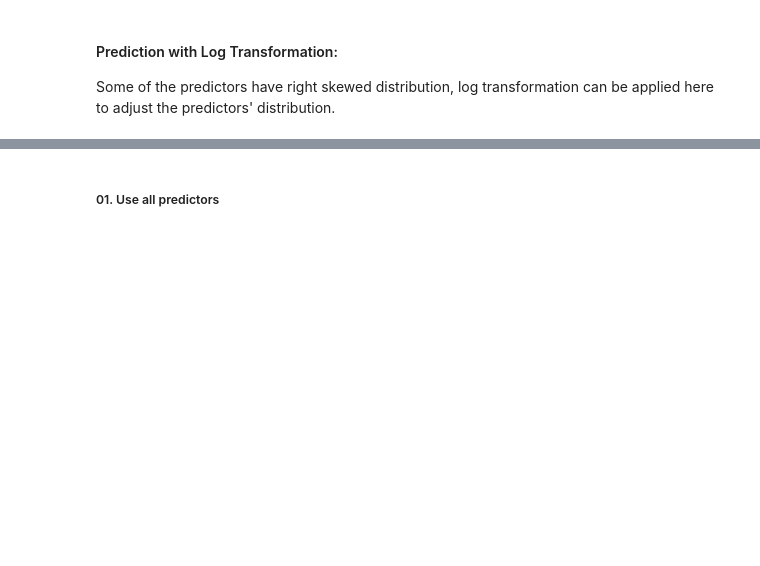
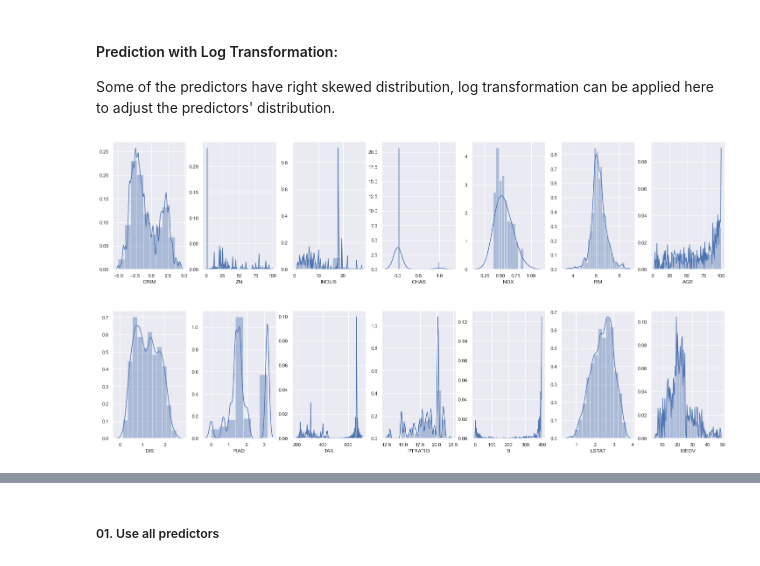
Before and after one commit to SebastienW71/customerAnalysis, a Jupyter notebook: Linear_regression.ipynb, the cells around one changed output, grey strips where cells are left out. Drawn from its saved outputs; the diff is of its cells as text; code cells hidden in the pictures; blank space fills up the shorter version.

```diff
--- a/Linear_regression.ipynb
+++ b/Linear_regression.ipynb
@@ -208,23 +418,25 @@ eval(y_test,y_pred5)
 #### Prediction with Log Transformation:
 Some of the predictors have right skewed distribution, log transformation can be applied here to adjust the predictors' distribution.
 # %%
-boston1 = pd.read_csv('housing.csv', delim_whitespace=True, names=names)
+boston1 = pd.read_csv('E:\Sebnewrepo\Leo Study\week5\housing.csv', delim_whitespace=True, names=names)
 
 # Filter the result by MEDV < 50
 boston1 = boston1[boston1['MEDV'] < 50]
 
 boston1['CRIM'] = np.log(boston1['CRIM'])
 boston1['DIS'] = np.log(boston1['DIS'])
 boston1['LSTAT'] = np.log(boston1['LSTAT'])
 boston1['RAD'] = np.log(boston1['RAD'])
 
 fig, axs = plt.subplots(ncols=7, nrows=2, figsize=(20, 10))
 index = 0
 axs = axs.flatten()
 for k,v in boston1.items():
     sns.distplot(v, ax=axs[index], kde_kws={'bw':0.1})
     index += 1
 plt.tight_layout(pad=0.4, w_pad=0.5, h_pad=5.0)
+# %% [output]
+[figure, added]
 # %%
 correlation_matrix1 = boston1.corr().round(2)
 plt.figure(figsize=(13,11))
```
Also changed, not shown: parts of 29 cells of this notebook.
